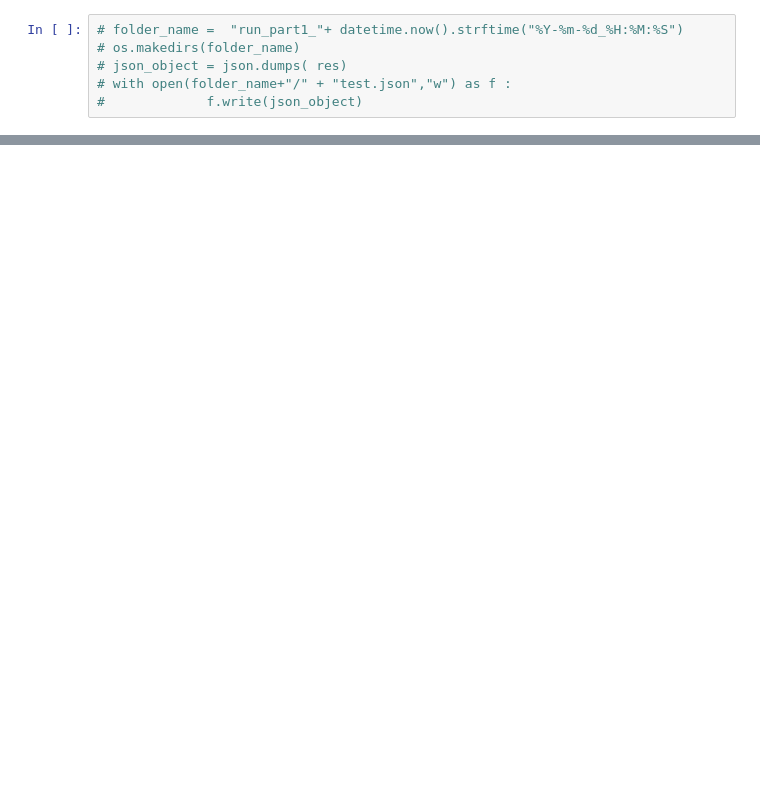
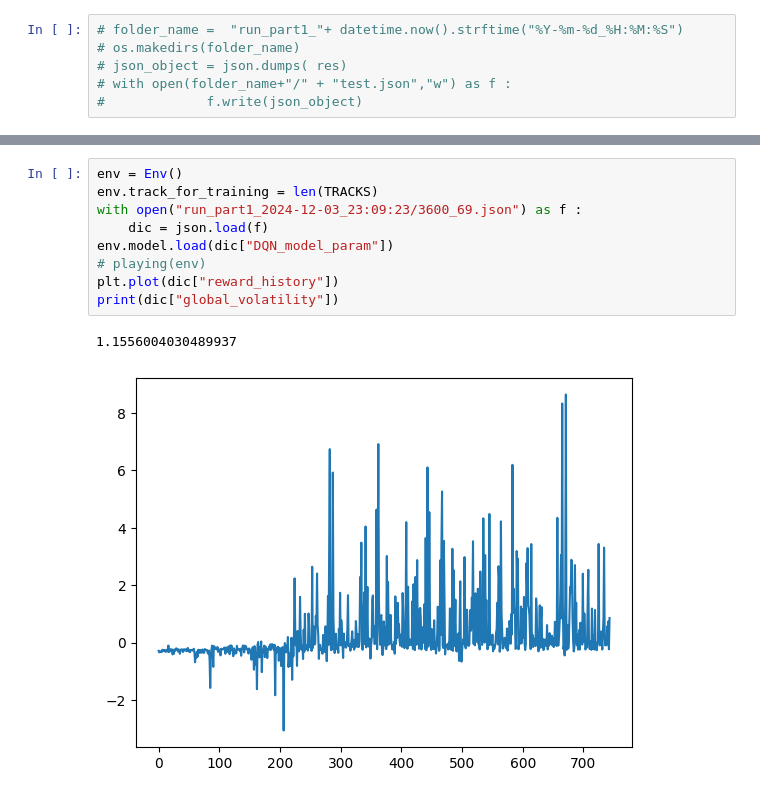
Before and after one commit to GeckSpy/EP-trajectory-optimisation, a Jupyter notebook: generated data/env_06_Deep_Q_Learning.ipynb, the cells around one changed output, grey strips where cells are left out. Saved outputs shown, nothing was run; the diff lists cells and outputs as text; blank space fills up the shorter version.

```diff
--- a/generated data/env_06_Deep_Q_Learning.ipynb
+++ b/generated data/env_06_Deep_Q_Learning.ipynb
@@ -1154,0 +1165,12 @@ KeyboardInterrupt:
+# %%
+env = Env()
+env.track_for_training = len(TRACKS)
+with open("run_part1_2024-12-03_23:09:23/3600_69.json") as f :
+    dic = json.load(f)
+env.model.load(dic["DQN_model_param"])
+# playing(env)
+plt.plot(dic["reward_history"])
+print(dic["global_volatility"])
+# %% [output]
+1.1556004030489937
+[figure, added]
```
Also changed, not shown: parts of 3 cells of this notebook, 8 other files.
